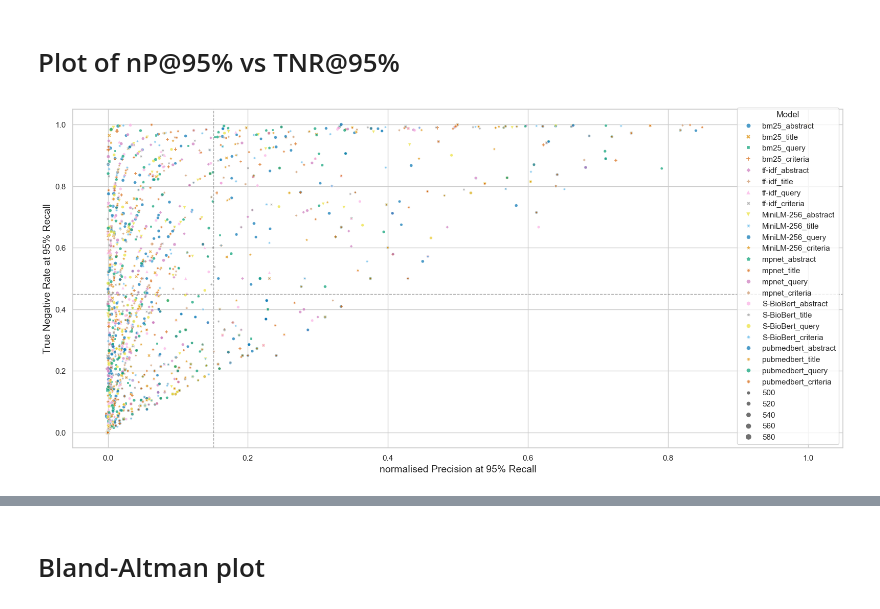
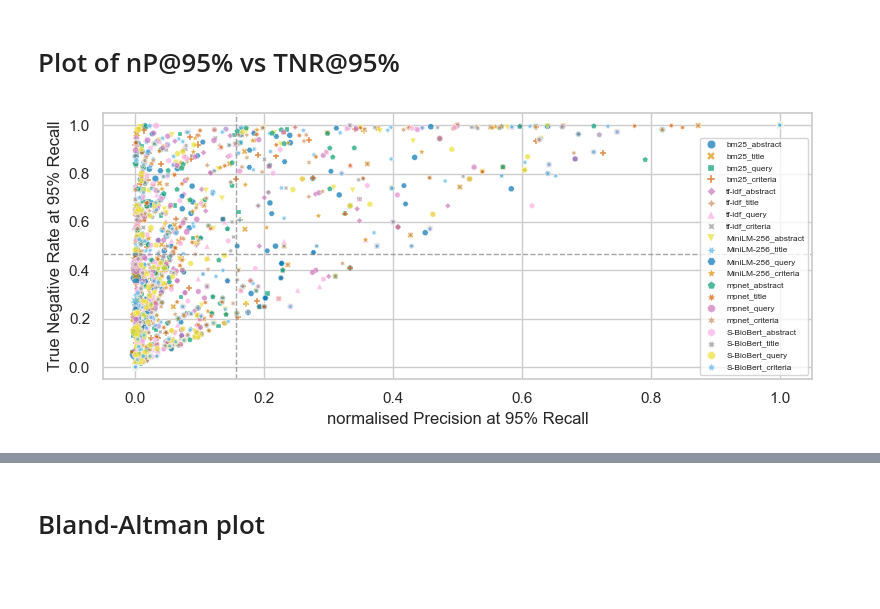
Before and after one commit to WojciechKusa/normalised-precision-at-recall, a Jupyter notebook: notebooks/normalised-precision-analysis.ipynb, the cells around one changed output, grey strips where cells are left out. Cells and saved outputs as stored; diff of their text form; code cells hidden in the pictures; blank space fills up the shorter version.

```diff
--- a/notebooks/normalised-precision-analysis.ipynb
+++ b/notebooks/normalised-precision-analysis.ipynb
@@ -12,6 +12,9 @@ from evaluation import n_precision_at_recall_for_query, precision_at_recall_for_
 %matplotlib inline
 # %%
 runs = pickle.load(open('../data/0_external/runs.pkl', 'rb'))
+# %%
+# remove "pubmedbert"
+runs = {k: v for k, v in runs.items() if not k.startswith("pubmedbert")}
 # %%
 print(f"runs: {len(runs)}")
 print(f"topics: {len(runs['bm25_abstract'])}")
@@ -60,0 +99,4 @@ pubmedbert_criteria
+# %%
+# drop NA for ["nP@95%"]
+df = df.dropna(subset="nP@95%")
+len(df)
@@ -90,36 +189,40 @@ sns.set_theme(style="whitegrid")
 # %%
-plt.figure(figsize=(16, 8))  # You can adjust the dimensions as needed
-
-min_marker_size = 35  # Minimum marker size
-max_marker_size = 140  # Maximum marker size
-data_size_normalised = (df['Dataset size'] - df['Dataset size'].min()) / (df['Dataset size'].max() - df['Dataset size'].min())
-marker_sizes = min_marker_size + (max_marker_size - min_marker_size) * data_size_normalised
-
-marker_sizes = marker_sizes.astype(float)
-
-# Create the scatterplot
-ax = sns.scatterplot(
-    data=df,
-    x="nP@95%",
-    y="TNR@95%",
-    hue="model",
-    palette="colorblind",  # Using a colorblind-friendly palette
-    style="model",  # Different marker styles for each model
-    size=marker_sizes.tolist(),  # Adjust the size of the markers
-    alpha=0.7  # Set transparency to avoid overplotting
-)
-
-# Add enhancements
-plt.xlabel('normalised Precision at 95% Recall', fontsize=14)
-plt.ylabel('True Negative Rate at 95% Recall', fontsize=14)
-ax.legend(title="Model", loc='lower right')  # Move the legend outside the plot
-
-# Add reference lines if necessary set width of lines to 0.5
-ax.axhline(y=average_tnr, color='gray', linestyle='--', label='Avg. TNR', alpha=0.7, linewidth=1)
-ax.axvline(x=average_np, color='gray', linestyle='--', label='Avg. nP', alpha=0.7, linewidth=1)
-
-# Save the figure
-plt.tight_layout()
-plt.savefig("../reports/nP_at_95_vs_TNR_at_951.pdf", dpi=300)
+plt = plot_two_metrics(data=df, metric1_column="nP@95%", metric2_column="TNR@95%",
+                       metric1_name='normalised Precision at 95% Recall',
+                       metric2_name='True Negative Rate at 95% Recall',
+                       average_metric1=average_np, average_metric2=average_tnr)
+# plt.figure(figsize=(16, 8))  # You can adjust the dimensions as needed
+#
+# min_marker_size = 35  # Minimum marker size
+# max_marker_size = 140  # Maximum marker size
+# data_size_normalised = (df['Dataset size'] - df['Dataset size'].min()) / (df['Dataset size'].max() - df['Dataset size'].min())
+# marker_sizes = min_marker_size + (max_marker_size - min_marker_size) * data_size_normalised
+#
+# marker_sizes = marker_sizes.astype(float)
+#
+# # Create the scatterplot
+# ax = sns.scatterplot(
+#     data=df,
+#     x="nP@95%",
+#     y="TNR@95%",
+#     hue="model",
+#     palette="colorblind",  # Using a colorblind-friendly palette
+#     style="model",  # Different marker styles for each model
+#     size=marker_sizes.tolist(),  # Adjust the size of the markers
+#     alpha=0.7  # Set transparency to avoid overplotting
+# )
+#
+# # Add enhancements
+# plt.xlabel('normalised Precision at 95% Recall', fontsize=14)
+# plt.ylabel('True Negative Rate at 95% Recall', fontsize=14)
+# ax.legend(title="Model", loc='lower right')  # Move the legend outside the plot
+#
+# # Add reference lines if necessary set width of lines to 0.5
+# ax.axhline(y=average_tnr, color='gray', linestyle='--', label='Avg. TNR', alpha=0.7, linewidth=1)
+# ax.axvline(x=average_np, color='gray', linestyle='--', label='Avg. nP', alpha=0.7, linewidth=1)
+#
+# # Save the figure
+# plt.tight_layout()
+plt.savefig("../reports/nP_at_95_vs_TNR_at_95.pdf", dpi=300)
 # %% [output]
-[figure, old version]
+[figure, new version]
```
Also changed, not shown: parts of 34 cells of this notebook.
